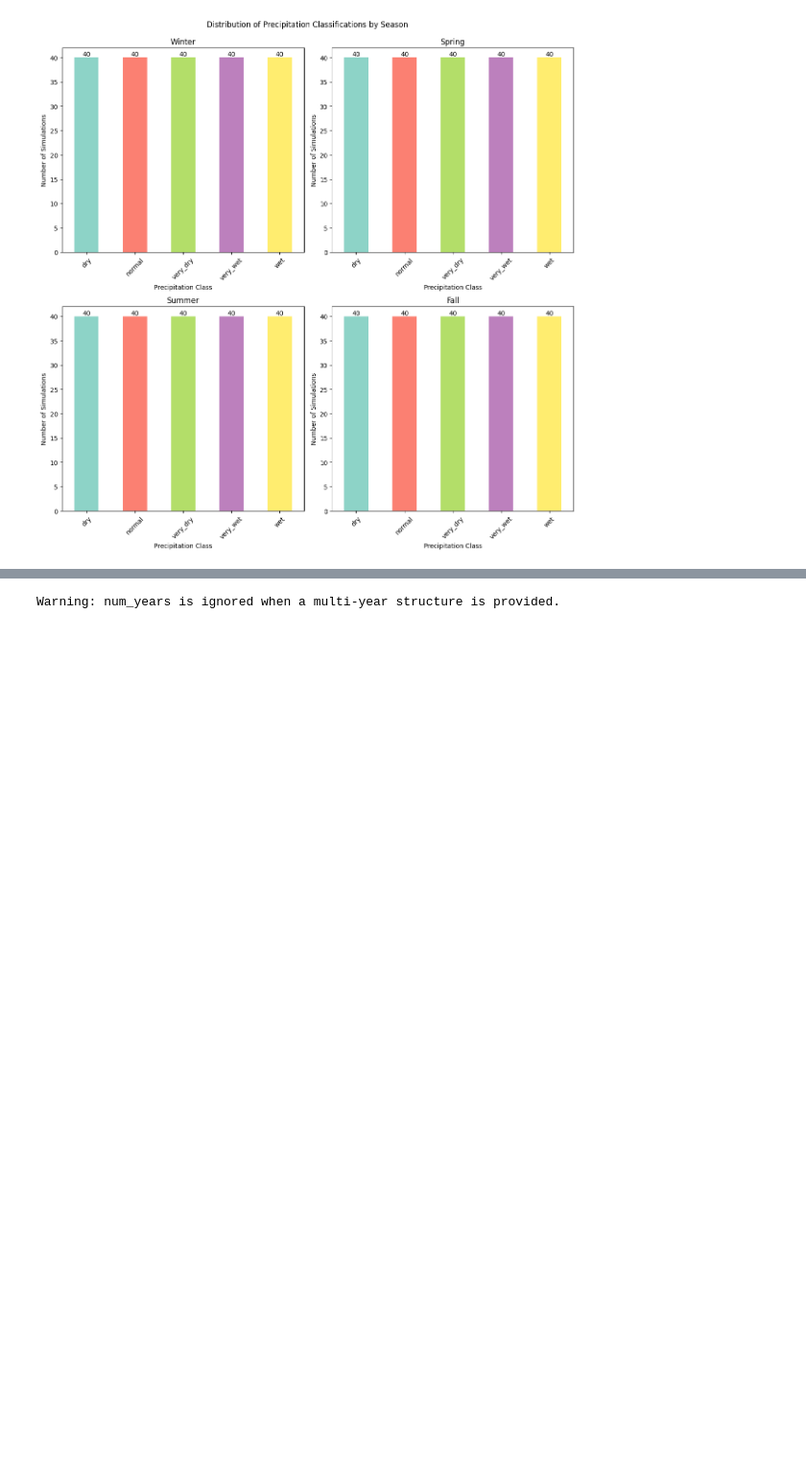
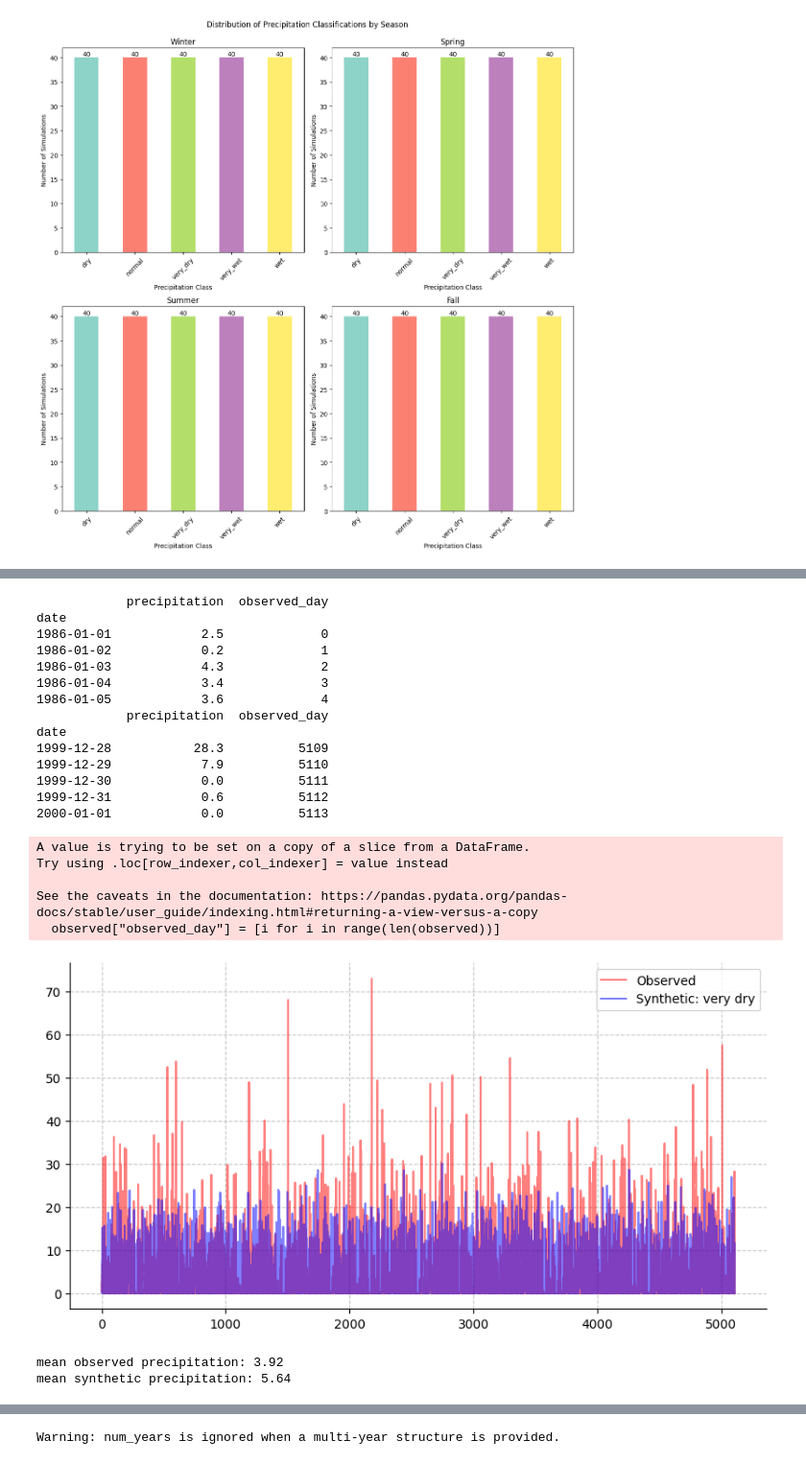
Before and after one commit to CooperBigFoot/precipitation-generator, a Jupyter notebook: notebooks/exploration.ipynb, the cells around one changed output, grey strips where cells are left out. Shown: that part at 96% size. Drawn from its saved outputs; the diff is of its cells as text; code cells hidden in the pictures; blank space fills up the shorter version.

Commit message:
generate weather

```diff
--- a/notebooks/exploration.ipynb
+++ b/notebooks/exploration.ipynb
@@ -165,9 +166,11 @@ weather_gen = WeatherGenerator(synthetic_data, classified_data)
 # %%
 year_structure = [
     ('Winter', 'wet'),
-    ('Spring', 'dry'),
-    ('Summer', 'very_dry'),
-    ('Fall', 'normal')
+    ('Spring', 'wet'),
+    ('Summer', 'wet'),
+    ('Fall', 'wet')
 ]
 # %%
-scenario = weather_gen.generate_weather(year_structure, num_years=2)
+scenario = weather_gen.generate_weather(year_structure, num_years=14)
+
+print(scenario)
@@ -174,3 +193,53 @@ scenario = weather_gen.generate_weather(year_structure, num_years=2)
+# %%
+observed = ts_data.data["1986-01-01":"2000-01-01"]
+observed["observed_day"] = [i for i in range(len(observed))]
+
+print(observed.head())
+print(observed.tail())
+
+plt.figure(figsize=(10, 5))
+plt.plot(
+    observed["observed_day"],
+    observed["precipitation"],
+    color="red",
+    alpha=0.5,
+    label="Observed",
+)
+plt.plot(
+    scenario["precipitation"], color="blue", alpha=0.5, label="Synthetic: very dry"
+)
+
+plt.legend()
+sns.despine()
+plt.grid(linestyle="--", alpha=0.7)
+
+plt.show()
+
+print(f"mean observed precipitation: {observed['precipitation'].mean().round(2)}")
+print(f"mean synthetic precipitation: {scenario['precipitation'].mean().round(2)}")
+# %% [output]
+            precipitation  observed_day
+date
+1986-01-01            2.5             0
+1986-01-02            0.2             1
+1986-01-03            4.3             2
+1986-01-04            3.4             3
+1986-01-05            3.6             4
+            precipitation  observed_day
+date
+1999-12-28           28.3          5109
+1999-12-29            7.9          5110
+1999-12-30            0.0          5111
+1999-12-31            0.6          5112
+2000-01-01            0.0          5113
+A value is trying to be set on a copy of a slice from a DataFrame.
+Try using .loc[row_indexer,col_indexer] = value instead
+
+See the caveats in the documentation: https://pandas.pydata.org/pandas-docs/stable/user_guide/indexing.html#returning-a-view-versus-a-copy
+  observed["observed_day"] = [i for i in range(len(observed))]
+[figure, added]
+mean observed precipitation: 3.92
+mean synthetic precipitation: 5.64
 # %%
 print(scenario.head())  # This will now show simulated_day as the index
 print(scenario.tail())  # You can see how the simulated days continue for multiple years
```
Also changed, not shown: parts of 7 cells of this notebook.
